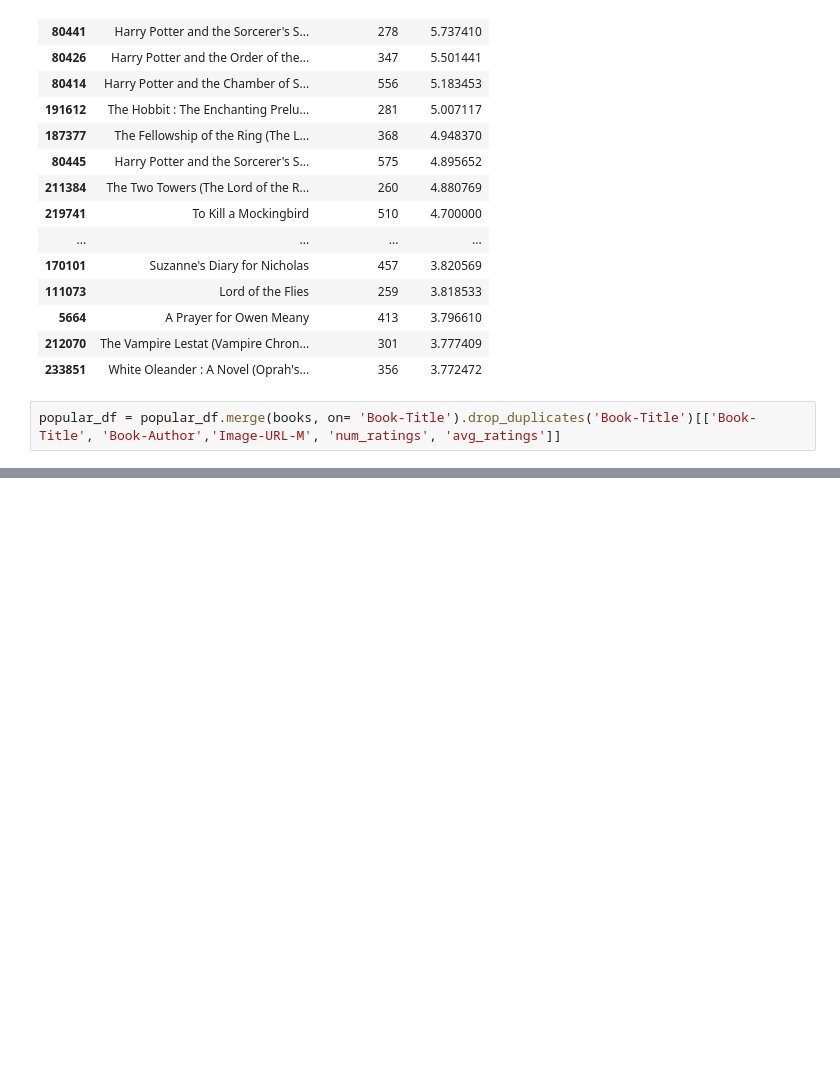
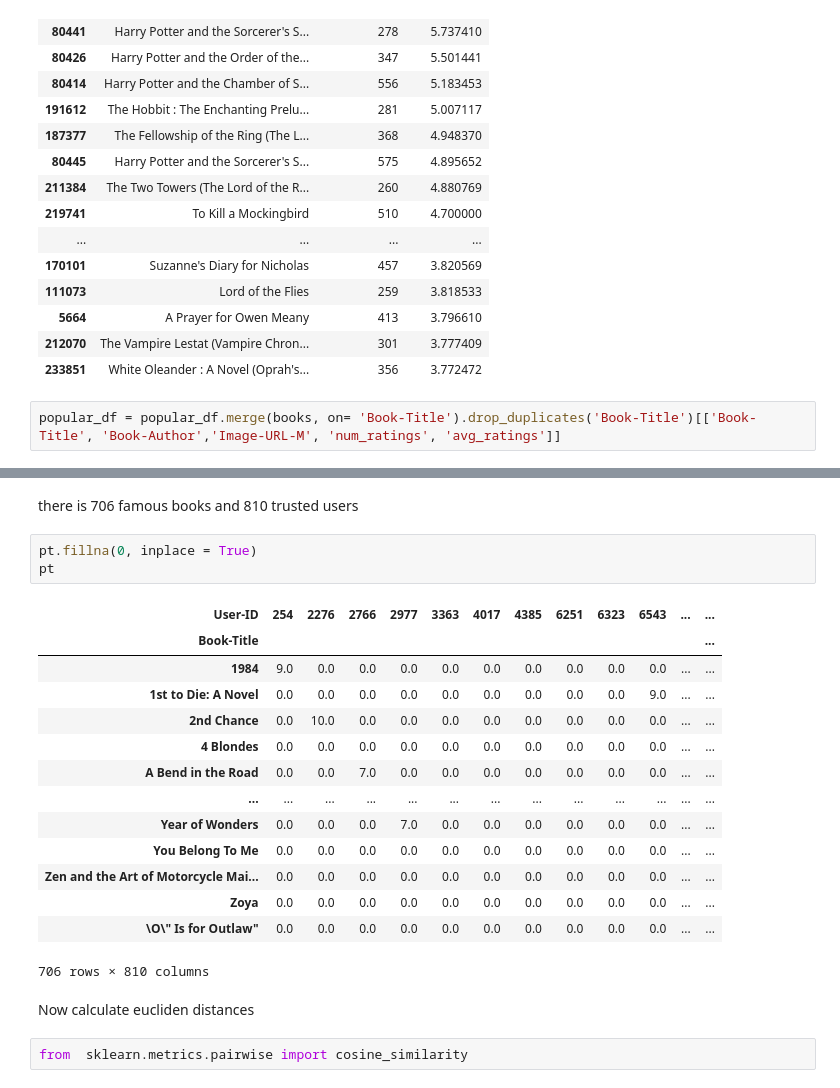
Before and after one commit to raushan9jnv/Book-Recommender-System, a Jupyter notebook: Book_Recommender_System.ipynb, the cells around one changed output, grey strips where cells are left out. Saved outputs shown, nothing was run; the diff lists cells and outputs as text; blank space fills up the shorter version.

```diff
--- a/Book_Recommender_System.ipynb
+++ b/Book_Recommender_System.ipynb
@@ -216,0 +312,24 @@ popular_df
+# %% [markdown]
+there is 706 famous books and 810 trusted users
+# %%
+pt.fillna(0, inplace = True)
+pt
+# %% [output]
+| User-ID | 254 | 2276 | 2766 | 2977 | 3363 | 4017 | 4385 | 6251 | 6323 | 6543 | ... | ... |
+| Book-Title |  |  |  |  |  |  |  |  |  |  |  | ... |
+| 1984 | 9.0 | 0.0 | 0.0 | 0.0 | 0.0 | 0.0 | 0.0 | 0.0 | 0.0 | 0.0 | ... | ... |
+| 1st to Die: A Novel | 0.0 | 0.0 | 0.0 | 0.0 | 0.0 | 0.0 | 0.0 | 0.0 | 0.0 | 9.0 | ... | ... |
+| 2nd Chance | 0.0 | 10.0 | 0.0 | 0.0 | 0.0 | 0.0 | 0.0 | 0.0 | 0.0 | 0.0 | ... | ... |
+| 4 Blondes | 0.0 | 0.0 | 0.0 | 0.0 | 0.0 | 0.0 | 0.0 | 0.0 | 0.0 | 0.0 | ... | ... |
+| A Bend in the Road | 0.0 | 0.0 | 7.0 | 0.0 | 0.0 | 0.0 | 0.0 | 0.0 | 0.0 | 0.0 | ... | ... |
+| ... | ... | ... | ... | ... | ... | ... | ... | ... | ... | ... | ... | ... |
+| Year of Wonders | 0.0 | 0.0 | 0.0 | 7.0 | 0.0 | 0.0 | 0.0 | 0.0 | 0.0 | 0.0 | ... | ... |
+| You Belong To Me | 0.0 | 0.0 | 0.0 | 0.0 | 0.0 | 0.0 | 0.0 | 0.0 | 0.0 | 0.0 | ... | ... |
+| Zen and the Art of Motorcycle Mai... | 0.0 | 0.0 | 0.0 | 0.0 | 0.0 | 0.0 | 0.0 | 0.0 | 0.0 | 0.0 | ... | ... |
+| Zoya | 0.0 | 0.0 | 0.0 | 0.0 | 0.0 | 0.0 | 0.0 | 0.0 | 0.0 | 0.0 | ... | ... |
+| \O\" Is for Outlaw" | 0.0 | 0.0 | 0.0 | 0.0 | 0.0 | 0.0 | 0.0 | 0.0 | 0.0 | 0.0 | ... | ... |
+706 rows × 810 columns
+# %% [markdown]
+Now calculate  eucliden distances
+# %%
+from  sklearn.metrics.pairwise import cosine_similarity
```
Also changed, not shown: parts of 22 cells of this notebook.
